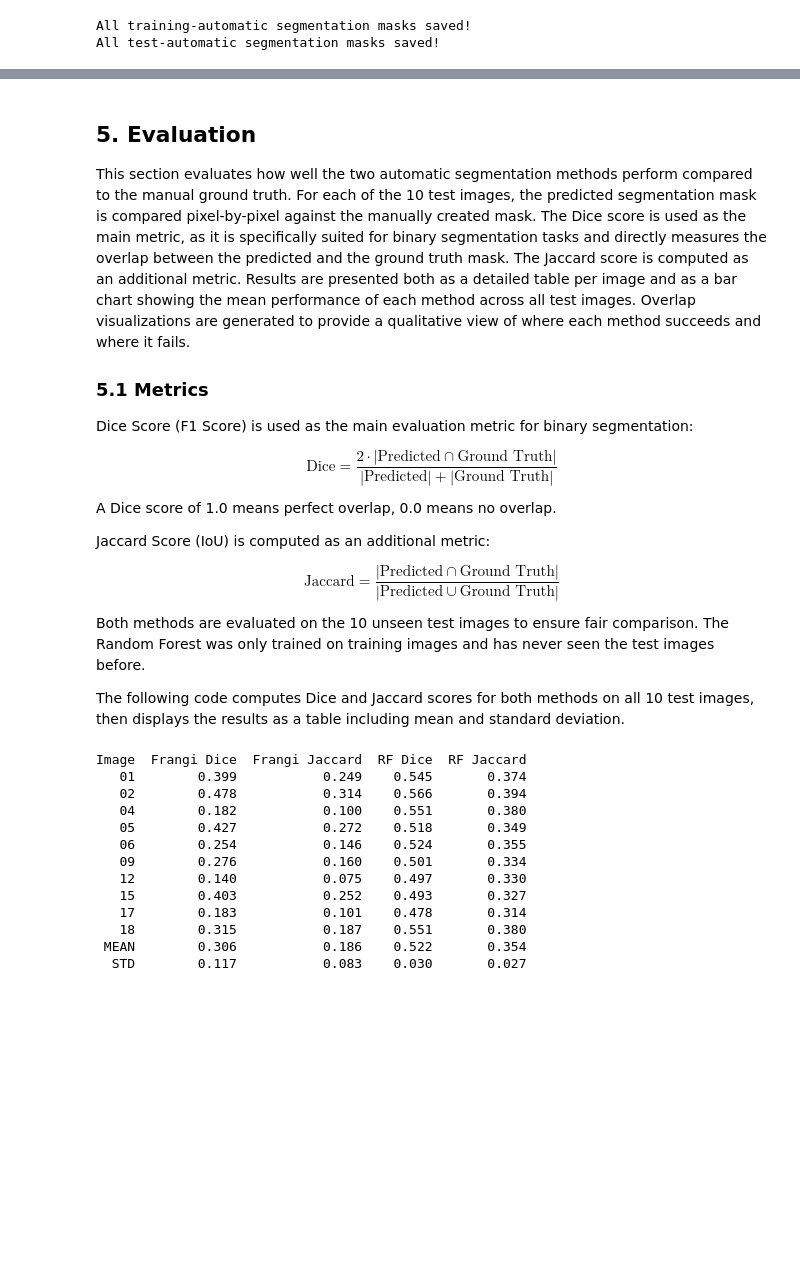
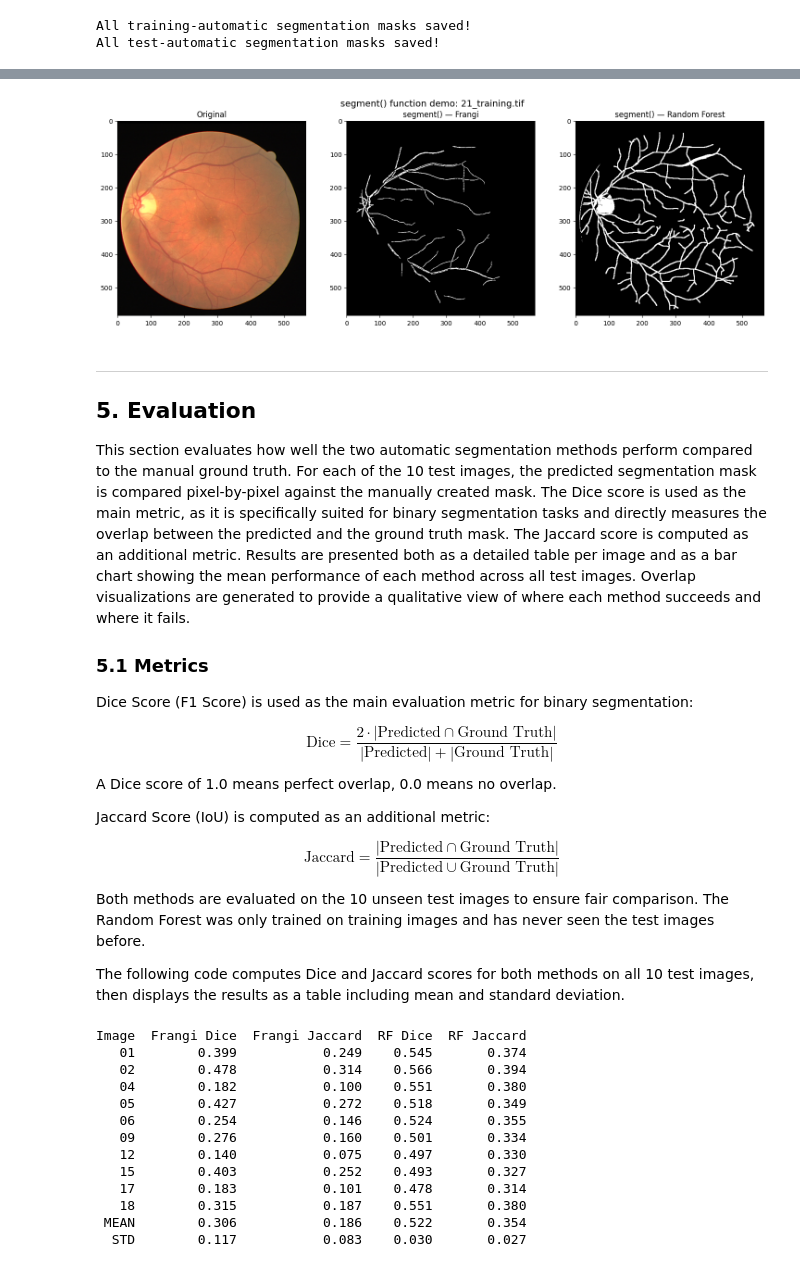
Before and after one commit to luludoaido/Segmentation_Retina, a Jupyter notebook: file_final.ipynb, the cells around one changed output, grey strips where cells are left out. Drawn from its saved outputs; the diff is of its cells as text; code cells hidden in the pictures; blank space fills up the shorter version.

Commit message:
addint the template structure to the file, additionally adding the function segment() that combines frangi and rf

```diff
--- a/file_final.ipynb
+++ b/file_final.ipynb
@@ -507,5 +549,72 @@ All test-automatic segmentation masks saved!
+# %%
+def segment(image, method, rf_model=None, mask_path=None):
+    """
+    Takes a raw retinal image and returns a binary segmentation mask
+    of the blood vessels. Supports two methods: Frangi filter (classical)
+    and Random Forest (machine learning).
+
+    Args:
+        image (np.ndarray): Raw RGB retinal image of shape (H, W, 3).
+        method (str): Segmentation method — 'frangi' or 'rf'.
+        rf_model (RandomForestClassifier): Trained RF model (required if method='rf').
+        mask_path (str): Path to the retinal GIF mask file (optional).
+
+    Returns:
+        np.ndarray: Binary segmentation mask of shape (H, W),
+                    where 1 = vessel and 0 = background.
+    """
+    # Preprocess the image
+    preprocessed = preprocess_image(image)
+
+    # Apply retinal mask if provided
+    if mask_path is not None:
+        preprocessed = apply_mask(preprocessed, mask_path)
+
+    # Run the chosen segmentation method
+    if method == 'frangi':
+        if mask_path is not None:
+            mask, _ = frangi_segmentation(preprocessed, mask_path)
+        else:
+            response = frangi(preprocessed)
+            response = response / response.max()
+            mask = (response > 0.05).astype(bool)
+            mask = remove_small_objects(mask, min_size=50)
+            mask = mask.astype(np.uint8)
+
+    elif method == 'rf':
+        if rf_model is None:
+            raise ValueError("A trained rf_model must be provided when method='rf'.")
+        mask = predict_vessels(rf_model, preprocessed)
+
+    else:
+        raise ValueError(f"Unknown method '{method}'. Choose 'frangi' or 'rf'.")
+
+    return mask
+
+
+# Example usage
+example_name = list(train_images_filtered.keys())[0]
+example_image = train_images_filtered[example_name]
+mask_path = os.path.join('DRIVE/training/mask', example_name.replace('.tif', '_mask.gif'))
+
+frangi_result = segment(example_image, method='frangi', mask_path=mask_path)
+rf_result = segment(example_image, method='rf', rf_model=rf_model, mask_path=mask_path)
+
+fig, axes = plt.subplots(1, 3, figsize=(15, 5))
+axes[0].imshow(example_image)
+axes[0].set_title('Original')
+axes[1].imshow(frangi_result, cmap='gray')
+axes[1].set_title('segment() — Frangi')
+axes[2].imshow(rf_result, cmap='gray')
+axes[2].set_title('segment() — Random Forest')
+plt.suptitle(f'segment() function demo: {example_name}', fontsize=14)
+plt.tight_layout()
+plt.show()
+# %% [output]
+[figure, added]
 # %% [markdown]
 
+---
 ## 5. Evaluation
 This section evaluates how well the two automatic segmentation methods perform compared to the manual ground truth. For each of the 10 test images, the predicted segmentation mask is compared pixel-by-pixel against the manually created mask. The Dice score is used as the main metric, as it is specifically suited for binary segmentation tasks and directly measures the overlap between the predicted and the ground truth mask. The Jaccard score is computed as an additional metric. Results are presented both as a detailed table per image and as a bar chart showing the mean performance of each method across all test images. Overlap visualizations are generated to provide a qualitative view of where each method succeeds and where it fails.
 
```
Also changed, not shown: parts of 14 cells of this notebook.
